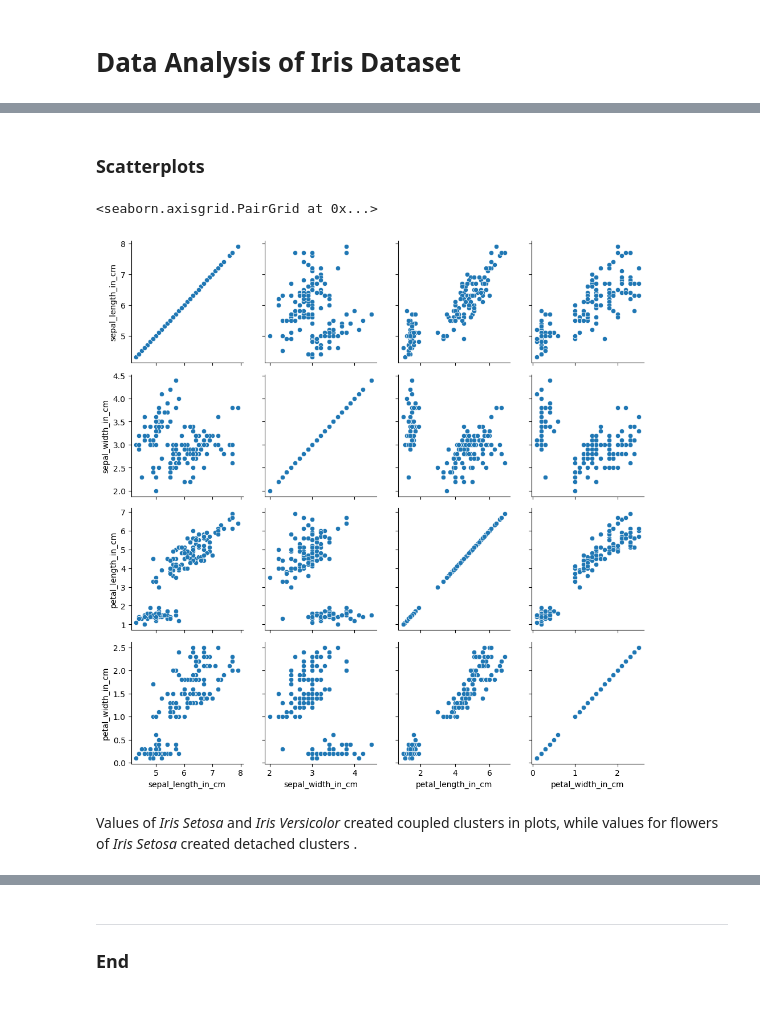
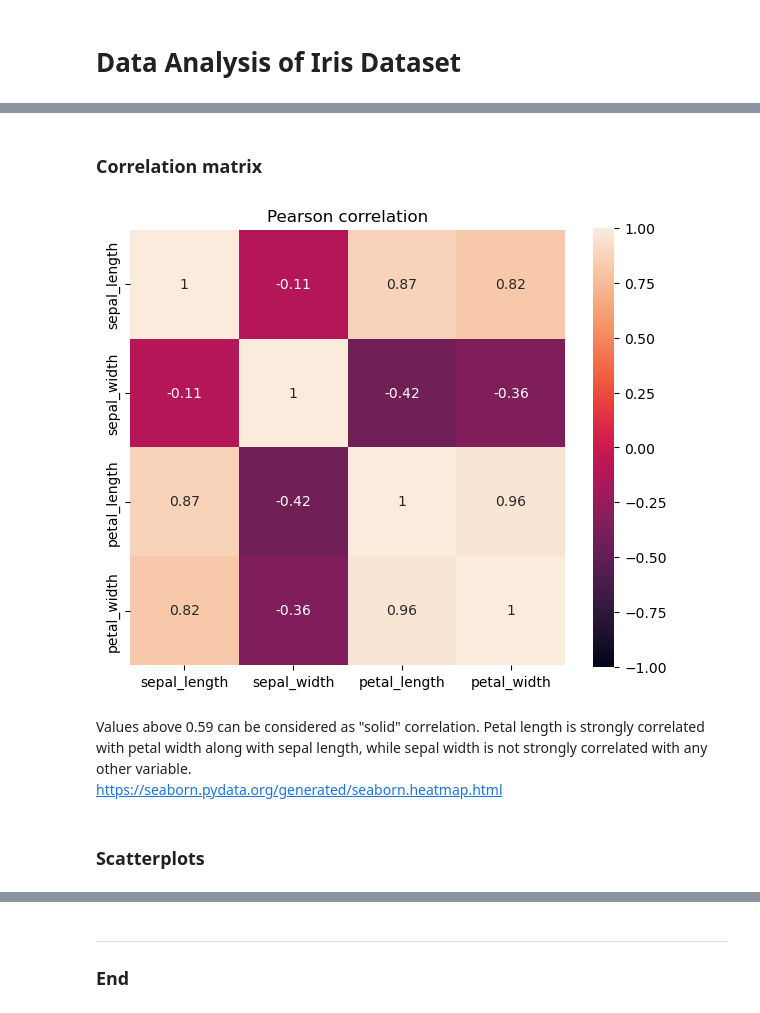
Before and after one commit to lmacakova/pands-project, a Jupyter notebook: iris_analysis.ipynb, the cells around one changed output, grey strips where cells are left out. Saved outputs shown, nothing was run; the diff lists cells and outputs as text; code cells hidden in the pictures.

```diff
--- a/iris_analysis.ipynb
+++ b/iris_analysis.ipynb
@@ -106,10 +201,18 @@ According to histograms, flowers of *Iris Virginica* and *Iris Versicolor* share
+# %% [markdown]
+### Correlation matrix
+# %%
+# Correlation heatmap
+output_plot = "other_plots"
+plt.figure(figsize=(6,5))
+sns.heatmap(df.corr(numeric_only=True), annot=True, vmin=-1, vmax=1, square=True)
+plt.title("Pearson correlation")
+plt.tight_layout()
+plt.savefig(os.path.join('plots', 'correlation_heatmap.png'))
+plt.show()
+# %% [output]
+[figure, added]
+# %% [markdown]
+Values above 0.59 can be considered as "solid" correlation. Petal length is strongly correlated with petal width along with sepal length, while sepal width is not strongly correlated with any other variable.\
+https://seaborn.pydata.org/generated/seaborn.heatmap.html
 # %% [markdown]
 ### Scatterplots
-# %%
-g = sns.PairGrid(df)
-g.map(sns.scatterplot)
-# %% [output]
-<seaborn.axisgrid.PairGrid at 0x...>
-[figure, removed]
-# %% [markdown]
-Values of *Iris Setosa* and *Iris Versicolor* created coupled clusters in plots, while values for flowers of *Iris Setosa* created detached clusters  .
```
Also changed, not shown: parts of 71 cells of this notebook, 22 other files.
